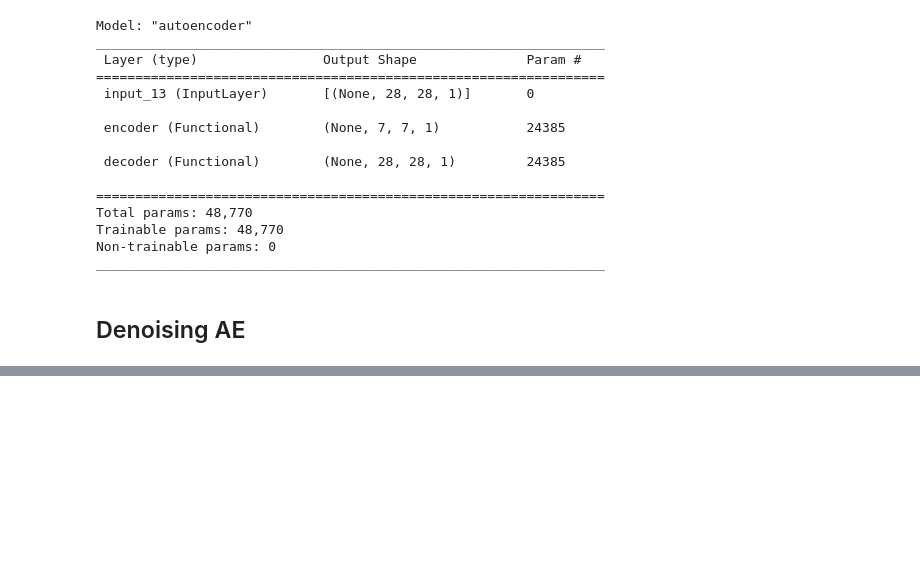
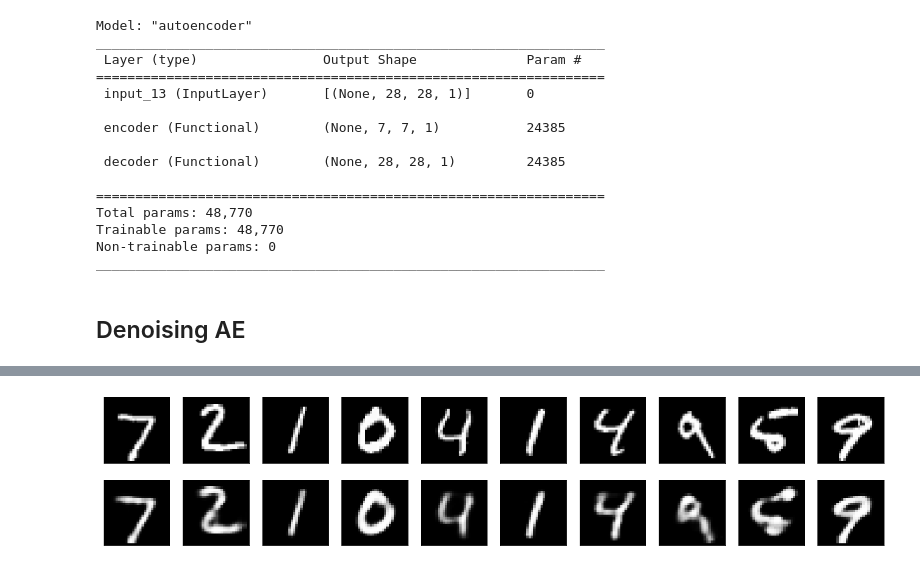
Before and after one commit to Dormant512/drm_ml, a Jupyter notebook: autoencoders_basic.ipynb, the cells around one changed output, grey strips where cells are left out. Cells and saved outputs as stored; diff of their text form; code cells hidden in the pictures; blank space fills up the shorter version.

```diff
--- a/autoencoders_basic.ipynb
+++ b/autoencoders_basic.ipynb
@@ -327,0 +339,29 @@ plot_digits(imgs[:n], noised_imgs, decoded_imgs)
+# %%
+def create_sparse_ae():
+    encoding_dim = 16
+    lambda_l1 = 0.00001
+
+    # Encoder
+    input_img = Input(shape=(28, 28, 1))
+    flat_img = Flatten()(input_img)
+    x = Dense(encoding_dim*3, activation="relu")(flat_img)
+    x = Dense(encoding_dim*2, activation="relu")(x)
+    encoded = Dense(encoding_dim, activation="linear", activity_regularizer=L1L2(lambda_l1))(x)
+
+    # Decoder
+    input_encoded = Input(shape=(encoding_dim,))
+    x = Dense(encoding_dim*2, activation="relu")(input_encoded)
+    x = Dense(encoding_dim*3, activation="relu")(x)
+    flat_decoded = Dense(28*28, activation="sigmoid")(x)
+    decoded = Reshape((28, 28, 1))(flat_decoded)
+
+    # Models
+    encoder = Model(input_img, encoded, name="encoder")
+    decoder = Model(input_encoded, decoded, name="decoder")
+    autoencoder = Model(input_img, decoder(encoder(input_img)), name="autoencoder")
+    return encoder, decoder, autoencoder
+
+s_encoder, s_decoder, s_autoencoder = create_sparse_ae()
+s_autoencoder.compile(optimizer="adam", loss="binary_crossentropy")
+
+s_autoencoder.summary()
@@ -327,0 +409,10 @@ plot_digits(imgs[:n], noised_imgs, decoded_imgs)
+# %%
+n = 10
+
+imgs = x_test[:n]
+encoded_imgs = s_encoder.predict(imgs, batch_size=n)
+
+decoded_imgs = s_decoder.predict(encoded_imgs, batch_size=n)
+
+plot_digits(imgs, decoded_imgs)
+# %% [output]
@@ -327,0 +421 @@ plot_digits(imgs[:n], noised_imgs, decoded_imgs)
+[figure, added]
```
Also changed, not shown: parts of 15 cells of this notebook, 1 other file.
